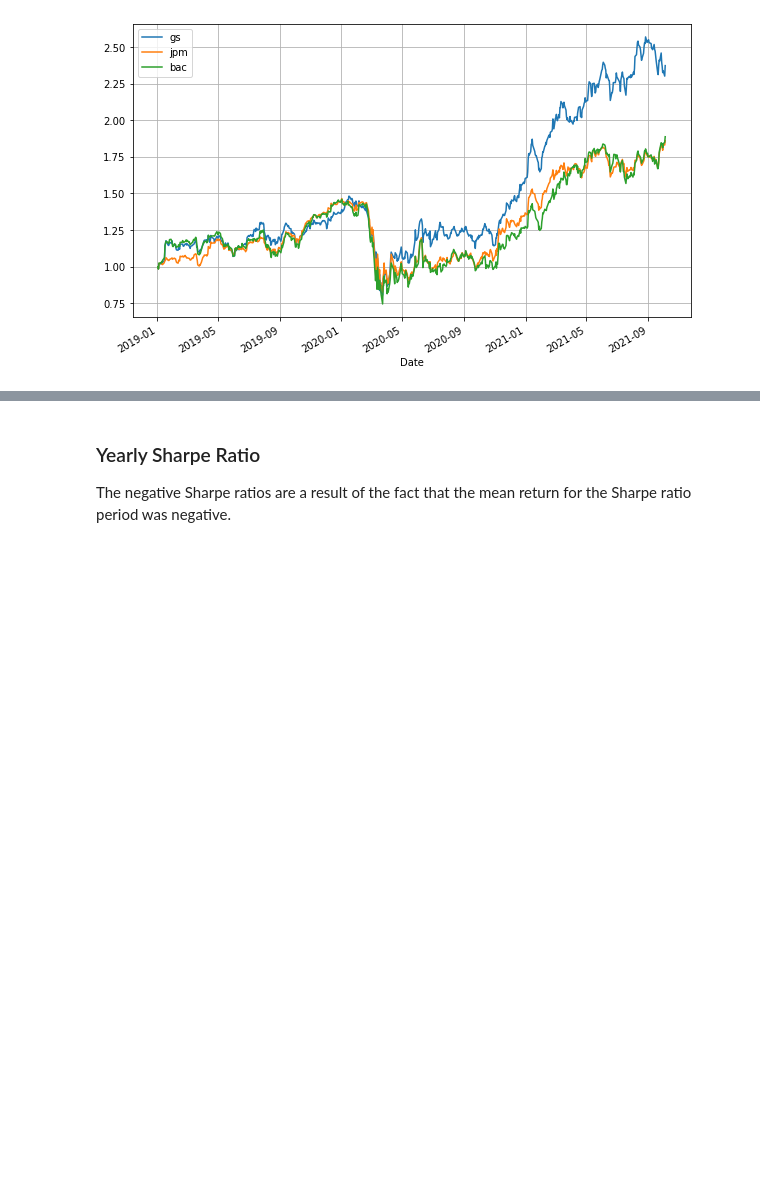
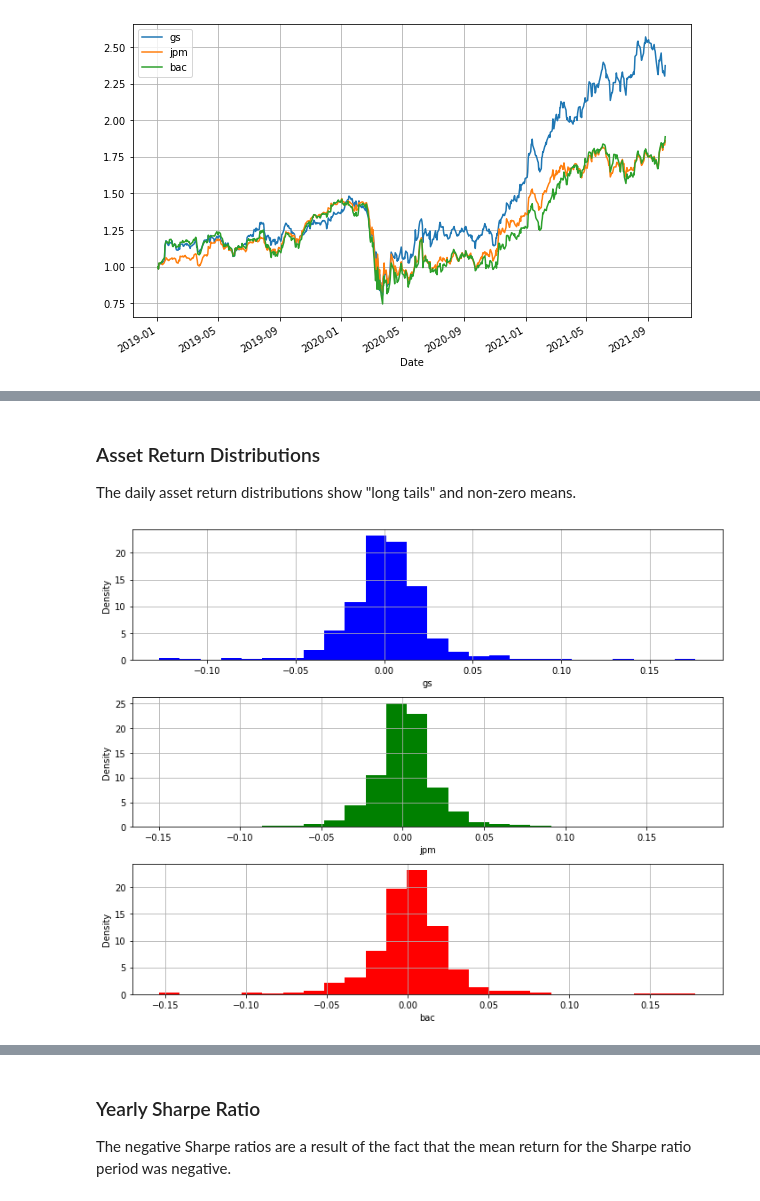
Before and after one commit to IanLKaplan/basic_finance, a Jupyter notebook: basic_finance.ipynb, the cells around one changed output, grey strips where cells are left out. Cells and saved outputs as stored; diff of their text form; code cells hidden in the pictures; blank space fills up the shorter version.

```diff
--- a/basic_finance.ipynb
+++ b/basic_finance.ipynb
@@ -176 +289,23 @@ normalized_close.plot(grid=True, figsize=(10,6))
+# %% [markdown]
+<h3>
+Asset Return Distributions
+</h3>
+
+<p>
+The daily asset return distributions show "long tails" and non-zero means.
+</p>
+# %%
+colors = ['b', 'g', 'r']
+numBins = int(np.sqrt(r_df_adj.shape[0]))
+fig, ax = plt.subplots(r_df_adj.shape[1], figsize=(10,8))
+for i, col in enumerate(r_df_adj.columns):
+    ax[i].set_xlabel( col )
+    ax[i].set_ylabel('Density')
+    ax[i].grid(True)
+    ax[i].hist(r_df_adj[col], bins=numBins, density=True, facecolor=colors[i])
+
+fig.tight_layout()
+plt.show()
+# %% [output]
+[figure, added]
 # %% [markdown]
```
Also changed, not shown: parts of 12 cells of this notebook.
